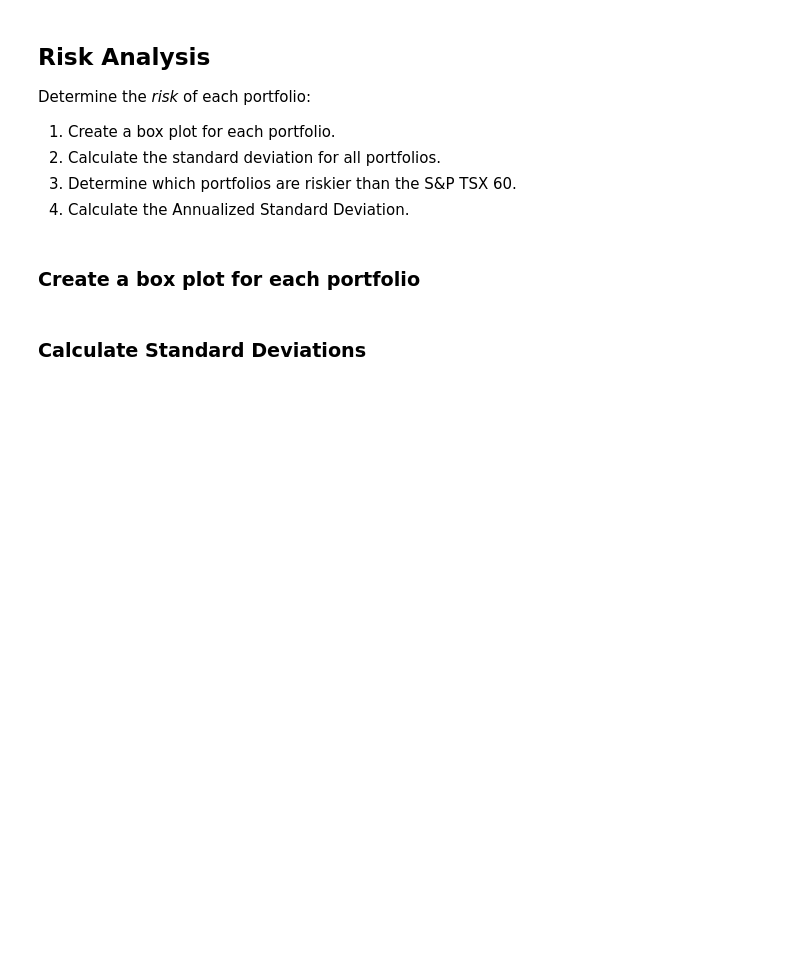
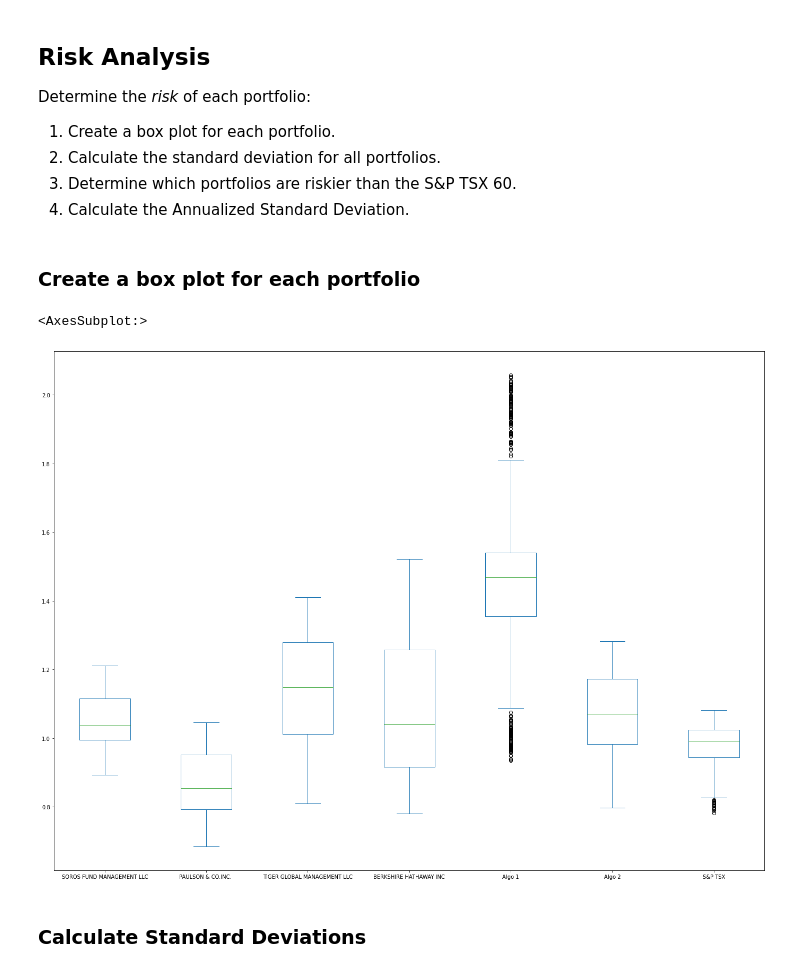
Before and after one commit to vincent-l-j/pandas-analysis, a Jupyter notebook: whale_analysis.ipynb, the cells around one changed output. Drawn from its saved outputs; the diff is of its cells as text; code cells hidden in the pictures; blank space fills up the shorter version.

```diff
--- a/whale_analysis.ipynb
+++ b/whale_analysis.ipynb
@@ -110,6 +150,10 @@ Determine the _risk_ of each portfolio:
 ### Create a box plot for each portfolio
 # %%
 # Box plot to visually show risk
+df_cumprod.plot.box(figsize=(24,18))
+# %% [output]
+<AxesSubplot:>
+[figure, added]
 # %% [markdown]
 ### Calculate Standard Deviations
 # %%
```
Also changed, not shown: parts of 10 cells of this notebook.
